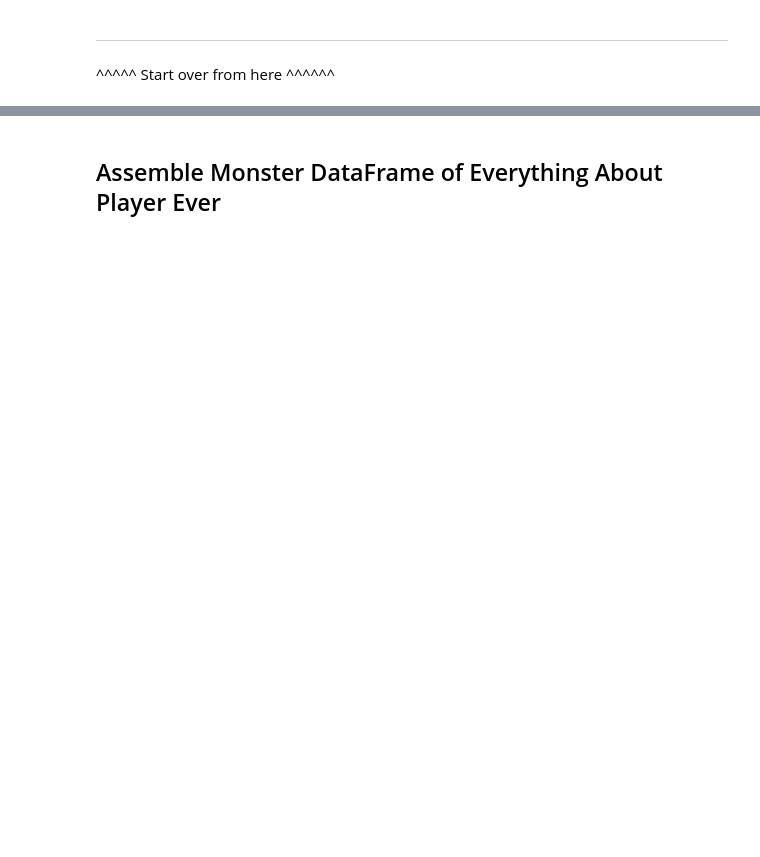
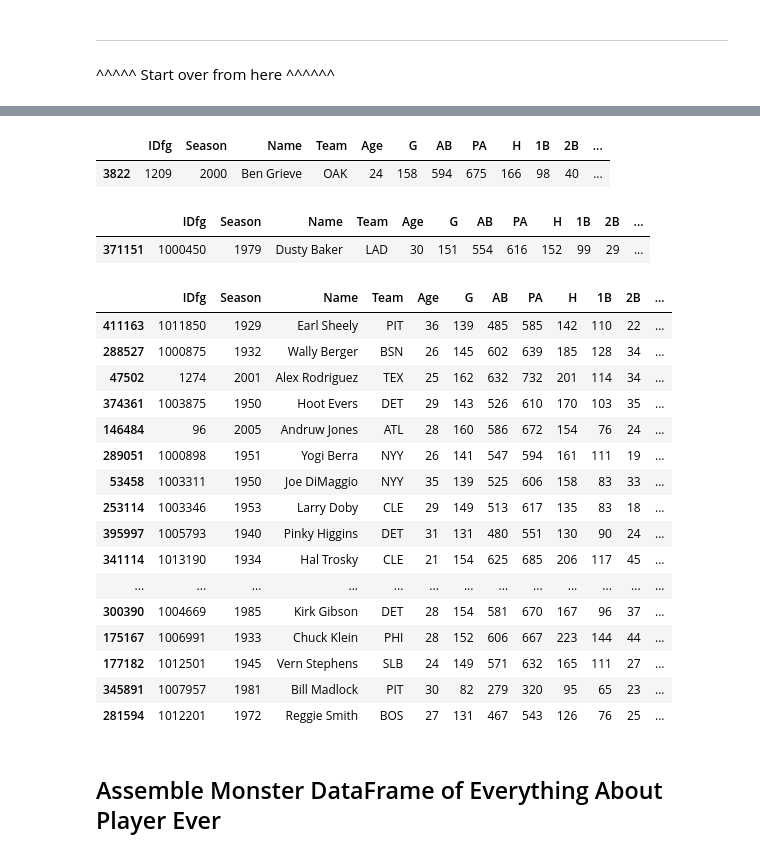
Before and after one commit to obverter/bmi-stars, a Jupyter notebook: notebooks/Players.ipynb, the cells around one changed output, grey strips where cells are left out. Cells and saved outputs as stored; diff of their text form; code cells hidden in the pictures; blank space fills up the shorter version.

Commit message:
df.everyone init, don't touch anything

```diff
--- a/notebooks/Players.ipynb
+++ b/notebooks/Players.ipynb
@@ -44,0 +58,5 @@ rosetta = pd.DataFrame(chadwick)
+# %%
+ftbat.sample()
+# %% [output]
+|  | IDfg | Season | Name | Team | Age | G | AB | PA | H | 1B | 2B | ... |
+| 3822 | 1209 | 2000 | Ben Grieve | OAK | 24 | 158 | 594 | 675 | 166 | 98 | 40 | ... |
@@ -45,3 +72,39 @@ rosetta = pd.DataFrame(chadwick)
+# %%
+result = pd.merge(result, fpit,  how='inner', left_on=['IDfg'], right_on=['IDfg'], suffixes=('', '_y'))
+drop_y(result)
+# %%
+result = pd.merge(result, ftbat,  how='inner', left_on=['IDfg'], right_on=['IDfg'], suffixes=('', '_y'))
+drop_y(result)
+# %%
+result.sample()
+# %% [output]
+|  | IDfg | Season | Name | Team | Age | G | AB | PA | H | 1B | 2B | ... |
+| 371151 | 1000450 | 1979 | Dusty Baker | LAD | 30 | 151 | 554 | 616 | 152 | 99 | 29 | ... |
+# %%
+result = pd.merge(result, people,  how='inner', left_on=['key_bbref'], right_on=['bbrefID'], suffixes=('', '_y'))
+drop_y(result)
+# %%
+everyone = result
+# %%
+everyone.sample(50)  # THIS WORKS DON'T TOUCH ANYTHING ABOVE HERE OR I WILL SCREAM
+# %% [output]
+|  | IDfg | Season | Name | Team | Age | G | AB | PA | H | 1B | 2B | ... |
+| 411163 | 1011850 | 1929 | Earl Sheely | PIT | 36 | 139 | 485 | 585 | 142 | 110 | 22 | ... |
+| 288527 | 1000875 | 1932 | Wally Berger | BSN | 26 | 145 | 602 | 639 | 185 | 128 | 34 | ... |
+| 47502 | 1274 | 2001 | Alex Rodriguez | TEX | 25 | 162 | 632 | 732 | 201 | 114 | 34 | ... |
+| 374361 | 1003875 | 1950 | Hoot Evers | DET | 29 | 143 | 526 | 610 | 170 | 103 | 35 | ... |
+| 146484 | 96 | 2005 | Andruw Jones | ATL | 28 | 160 | 586 | 672 | 154 | 76 | 24 | ... |
+| 289051 | 1000898 | 1951 | Yogi Berra | NYY | 26 | 141 | 547 | 594 | 161 | 111 | 19 | ... |
+| 53458 | 1003311 | 1950 | Joe DiMaggio | NYY | 35 | 139 | 525 | 606 | 158 | 83 | 33 | ... |
+| 253114 | 1003346 | 1953 | Larry Doby | CLE | 29 | 149 | 513 | 617 | 135 | 83 | 18 | ... |
+| 395997 | 1005793 | 1940 | Pinky Higgins | DET | 31 | 131 | 480 | 551 | 130 | 90 | 24 | ... |
+| 341114 | 1013190 | 1934 | Hal Trosky | CLE | 21 | 154 | 625 | 685 | 206 | 117 | 45 | ... |
+| ... | ... | ... | ... | ... | ... | ... | ... | ... | ... | ... | ... | ... |
+| 300390 | 1004669 | 1985 | Kirk Gibson | DET | 28 | 154 | 581 | 670 | 167 | 96 | 37 | ... |
+| 175167 | 1006991 | 1933 | Chuck Klein | PHI | 28 | 152 | 606 | 667 | 223 | 144 | 44 | ... |
+| 177182 | 1012501 | 1945 | Vern Stephens | SLB | 24 | 149 | 571 | 632 | 165 | 111 | 27 | ... |
+| 345891 | 1007957 | 1981 | Bill Madlock | PIT | 30 | 82 | 279 | 320 | 95 | 65 | 23 | ... |
+| 281594 | 1012201 | 1972 | Reggie Smith | BOS | 27 | 131 | 467 | 543 | 126 | 76 | 25 | ... |
 # %%
 # Constants
 KG_TO_LB = 0.453592
```
Also changed, not shown: parts of 4 cells of this notebook.
